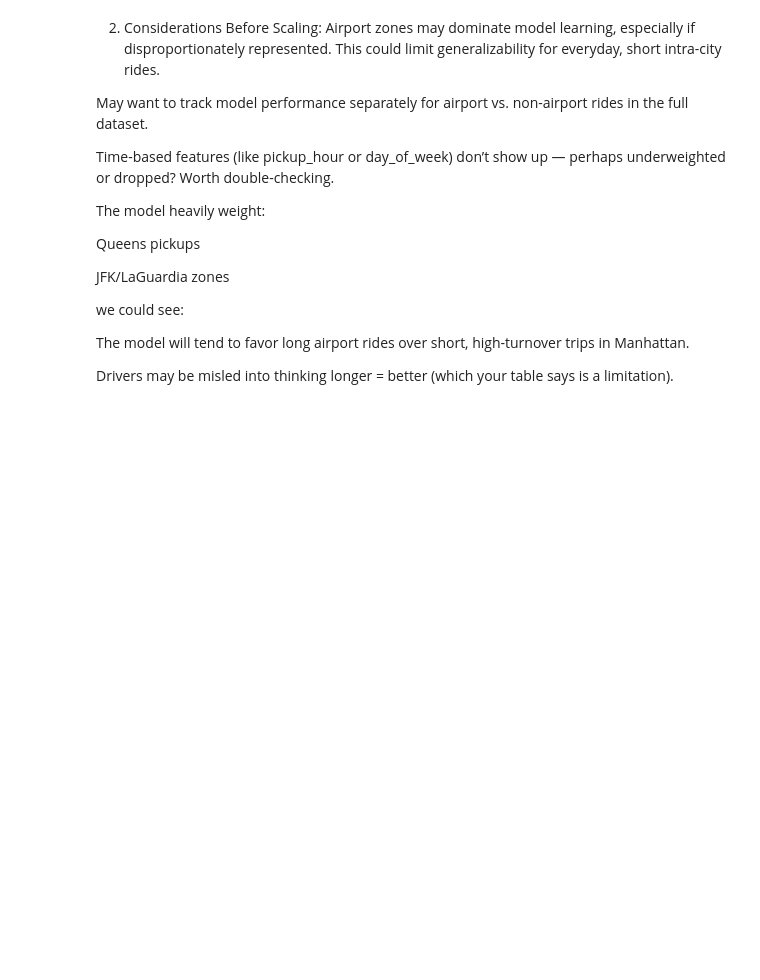
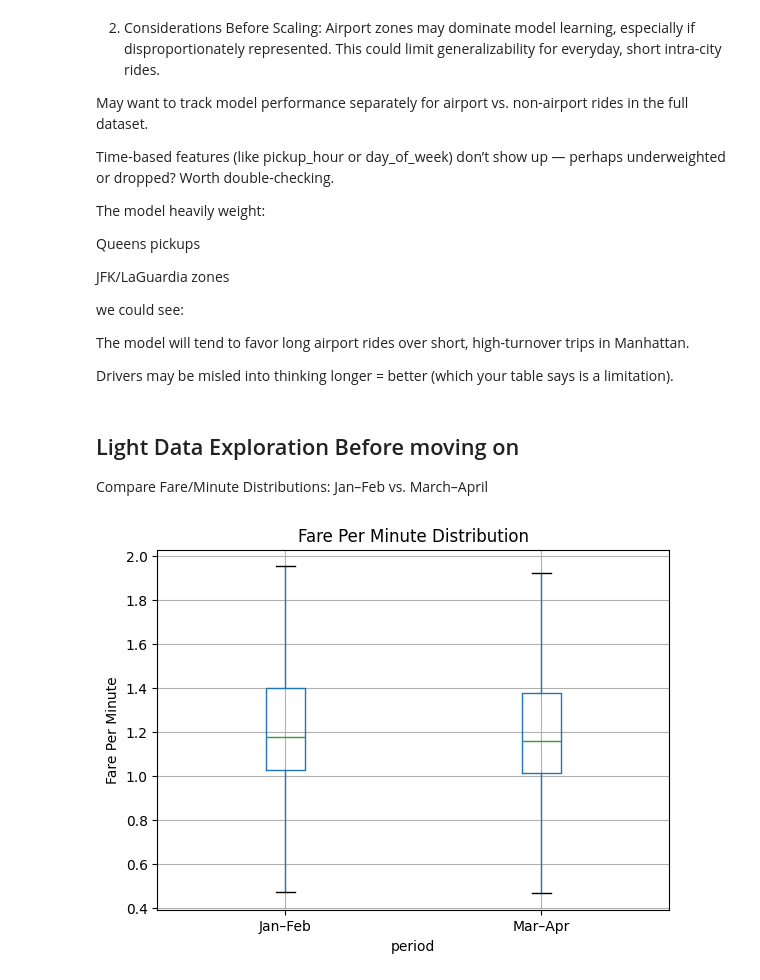
Before and after one commit to matiasenrigue/Taximize, a Jupyter notebook: Notebooks/Models/componet_predictions.ipynb, the cells around one changed output. Cells and saved outputs as stored; diff of their text form; code cells hidden in the pictures; blank space fills up the shorter version.

Commit message:
added some light DE with March and April

```diff
--- a/Notebooks/Models/componet_predictions.ipynb
+++ b/Notebooks/Models/componet_predictions.ipynb
@@ -735,3 +735,19 @@ we could see:
 The model will tend to favor long airport rides over short, high-turnover trips in Manhattan.
 
 Drivers may be misled into thinking longer = better (which your table says is a limitation).
+# %% [markdown]
+## Light Data Exploration Before moving on
+
+Compare Fare/Minute Distributions: Jan–Feb vs. March–April
+# %%
+df_jan_feb['period'] = 'Jan–Feb'
+df_ma['period'] = 'Mar–Apr'
+combined = pd.concat([df_jan_feb[['fare_per_minute', 'period']], df_ma[['fare_per_minute', 'period']]])
+
+combined.boxplot(by='period', column='fare_per_minute', showfliers=False)
+plt.title('Fare Per Minute Distribution')
+plt.suptitle('')
+plt.ylabel('Fare Per Minute')
+plt.show()
+# %% [output]
+[figure, added]
```
Also changed, not shown: parts of 7 cells of this notebook.
